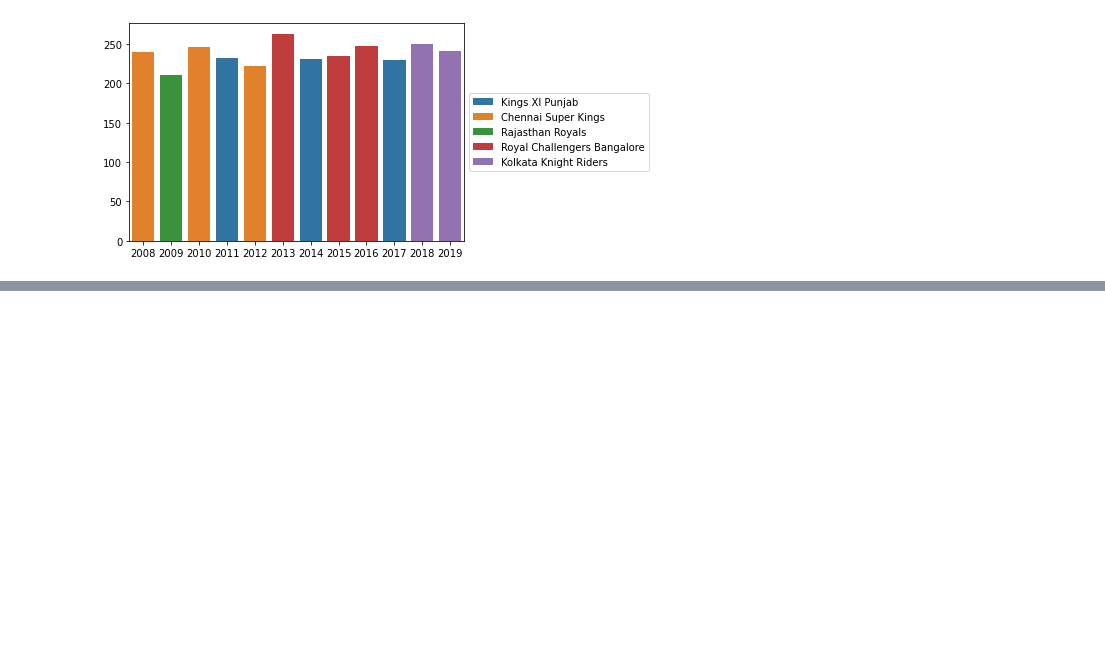
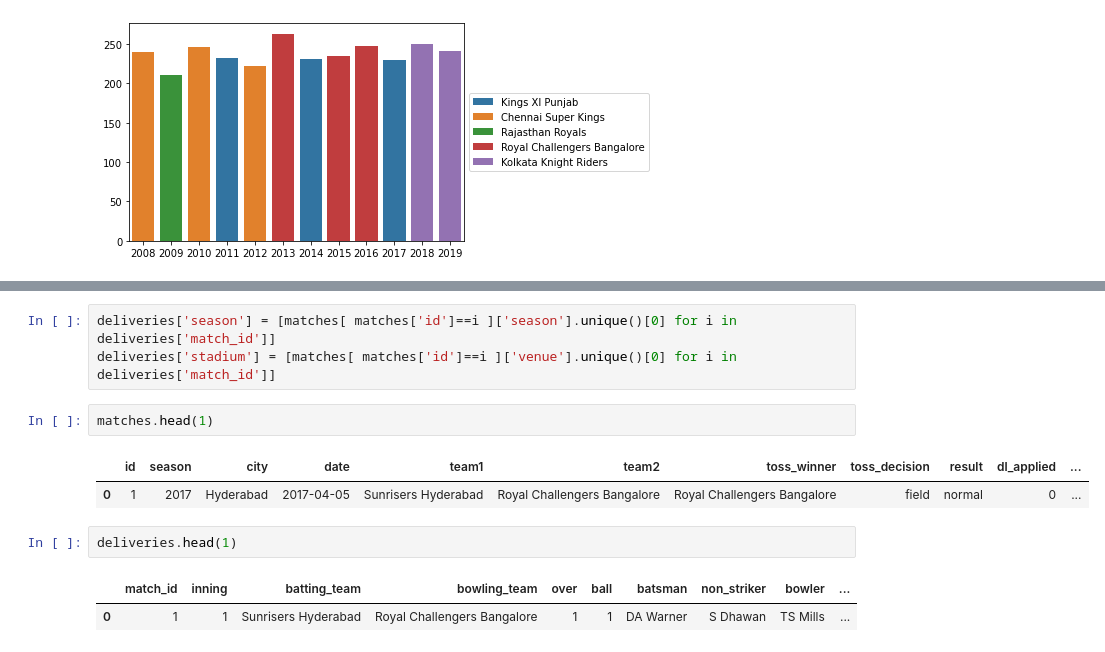
Before and after one commit to sakshamj74/IPL-Analysis, a Jupyter notebook: Deliveries.ipynb, the cells around one changed output, grey strips where cells are left out. Saved outputs shown, nothing was run; the diff lists cells and outputs as text; blank space fills up the shorter version.

```diff
--- a/Deliveries.ipynb
+++ b/Deliveries.ipynb
@@ -121,0 +140,13 @@ plt.show()
+# %%
+deliveries['season'] = [matches[ matches['id']==i ]['season'].unique()[0] for i in deliveries['match_id']]
+deliveries['stadium'] = [matches[ matches['id']==i ]['venue'].unique()[0] for i in deliveries['match_id']]
+# %%
+matches.head(1)
+# %% [output]
+|  | id | season | city | date | team1 | team2 | toss_winner | toss_decision | result | dl_applied | ... |
+| 0 | 1 | 2017 | Hyderabad | 2017-04-05 | Sunrisers Hyderabad | Royal Challengers Bangalore | Royal Challengers Bangalore | field | normal | 0 | ... |
+# %%
+deliveries.head(1)
+# %% [output]
+|  | match_id | inning | batting_team | bowling_team | over | ball | batsman | non_striker | bowler | ... |
+| 0 | 1 | 1 | Sunrisers Hyderabad | Royal Challengers Bangalore | 1 | 1 | DA Warner | S Dhawan | TS Mills | ... |
```
Also changed, not shown: parts of 2 cells of this notebook.
